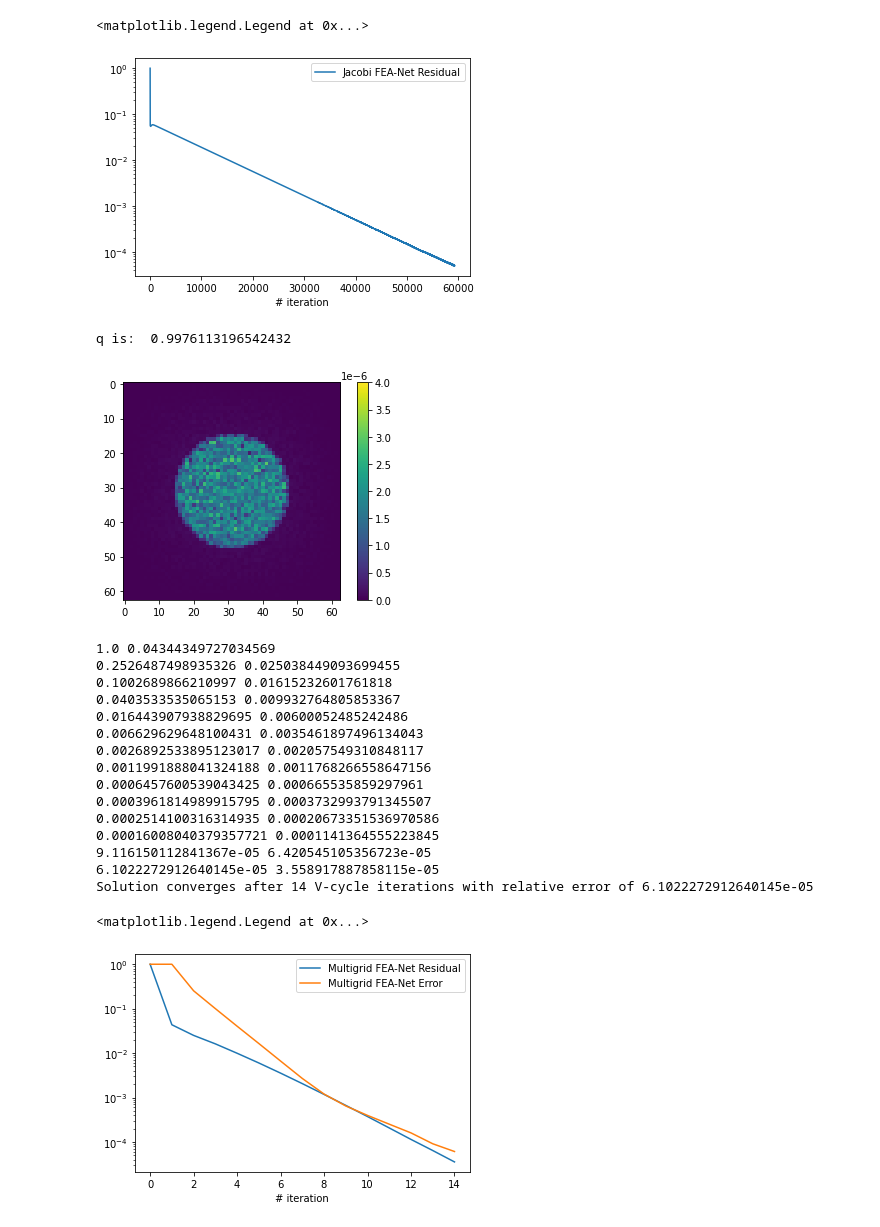
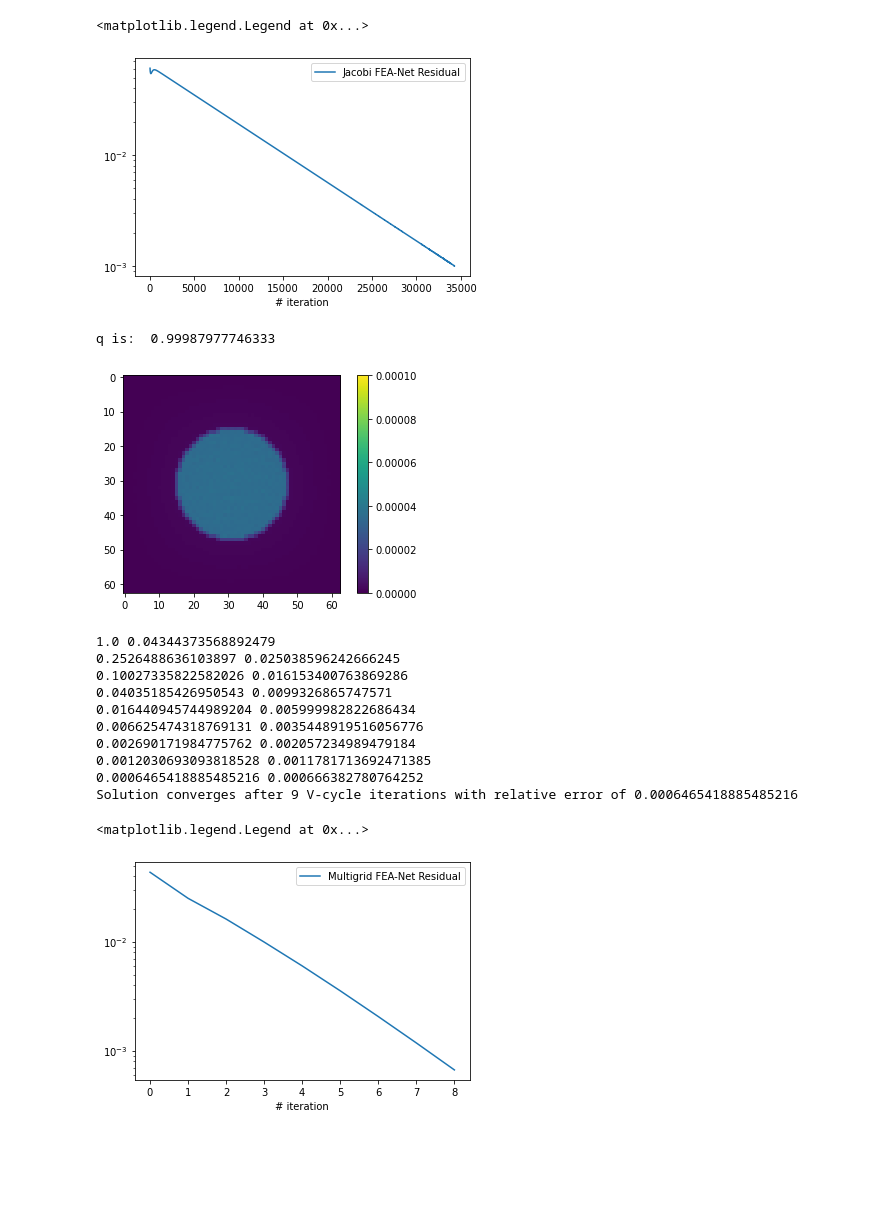
Before and after one commit to longfish/Multigrid-FEANet, a Jupyter notebook: MM_Interface_error.ipynb, the cells around one changed output. Saved outputs shown, nothing was run; the diff lists cells and outputs as text; code cells hidden in the pictures; blank space fills up the shorter version.

```diff
--- a/MM_Interface_error.ipynb
+++ b/MM_Interface_error.ipynb
@@ -128,4 +128,4 @@ class Multigrid():
         self.grids[l].v = self.grids[l].Relax(self.grids[l].v, self.grids[l].f, n_sample)
 # %%
 n = 2**6
-prob = Multigrid(n)
+prob_jacobi = Multigrid(n)
@@ -132,19 +136,19 @@ prob = Multigrid(n)
 # %%
-EPS = 5e-5
+EPS = 1e-3
 n_jacobi = 0
-prob.grids[0].v = torch.zeros((1, 1, n+1, n+1), requires_grad=False, dtype=torch.float32)
+prob_jacobi.grids[0].v = torch.zeros((1, 1, n+1, n+1), requires_grad=False, dtype=torch.float32)
 res_arr_jacobi = [1]
 res = 1
 while (abs(res) > EPS):
-    prob.grids[0].v = prob.grids[0].Relax(prob.grids[0].v,prob.grids[0].f,1)
-    residual = prob.grids[0].f-prob.grids[0].Knet(prob.grids[0].v)
+    prob_jacobi.grids[0].v = prob_jacobi.grids[0].Relax(prob_jacobi.grids[0].v,prob_jacobi.grids[0].f,1)
+    residual = prob_jacobi.grids[0].f-prob_jacobi.grids[0].Knet(prob_jacobi.grids[0].v)
     res_old = res
     res = torch.sqrt(torch.sum(residual[:, :, 1:-1, 1:-1] ** 2)).item()
     res_arr_jacobi.append(res)
     print(res)
     n_jacobi += 1
 
-print("Solution converges after", n_jacobi, "Weighted Jacobi iterations with relative error of", e_jacobi)
+print("Solution converges after", n_jacobi, "Weighted Jacobi iterations")
 # %% [output]
 0.060770366340875626
 0.06032918021082878
@@ -164,41 +168,42 @@ print("Solution converges after", n_jacobi, "Weighted Jacobi iterations with rel
 0.006069333758205175
 0.0060
 # %%
-plt.plot(res_arr_jacobi, label='Jacobi FEA-Net Residual')
+plt.plot(res_arr_jacobi[1:], label='Jacobi FEA-Net Residual')
 plt.yscale('log')
 plt.xlabel('# iteration')
 #plt.ylabel('Error')
 plt.legend()
 # %% [output]
 <matplotlib.legend.Legend at 0x...>
-[figure, old version]
+[figure, new version]
 # %%
-def compute_q(res_arr):
-    return np.power(res_arr[9]/res_arr[6], 1.0/4)
-
-print("q is: ", compute_q(res_arr_jacobi))
+def compute_q(res_arr, m, m0):
+    return np.power(res_arr[m]/res_arr[m0], 1.0/(m-m0+1))
-# %% [output]
-q is:  0.9976113196542432
+# %%
+print("q is: ", compute_q(res_arr_jacobi, 2000, 1000))
+# %% [output]
+q is:  0.99987977746333
 # %%
 # Residual plots (except for boundaries)
-residual = prob.grids[0].f-prob.grids[0].Knet(prob.grids[0].v)
-plot.plot_field(torch.abs(residual[:, :, 1:-1, 1:-1]),limit=[0,4e-6])
+residual_jacobi = prob_jacobi.grids[0].f-prob_jacobi.grids[0].Knet(prob_jacobi.grids[0].v)
+plot.plot_field(torch.abs(residual[:, :, 1:-1, 1:-1]),limit=[0,EPS/10])
 # %% [output]
-[figure, old version]
+[figure, new version]
 # %%
 # Multigrid implementation
-EPS = 5e-5
+prob_mg = Multigrid(n)
+
 n_recV_cycle = 0
-prob.grids[0].v = torch.zeros((1, 1, n+1, n+1), requires_grad=False, dtype=torch.float32)
+prob_mg.grids[0].v = torch.zeros((1, 1, n+1, n+1), requires_grad=False, dtype=torch.float32)
 e_arr_recV_cycle = [1]
 res_arr_recV_cycle = [1]
 res = 1
 while (abs(res)>EPS):
-    u_prev = prob.grids[0].v
-    prob.rec_V_cycle(0,prob.grids[0].v,prob.grids[0].f)
-    e_recV_cycle = torch.sqrt(torch.sum((prob.grids[0].v - u_prev) ** 2)).item() / torch.sqrt(torch.sum((prob.grids[0].v) ** 2)).item()
+    u_prev = prob_mg.grids[0].v
+    prob_mg.rec_V_cycle(0,prob_mg.grids[0].v,prob_mg.grids[0].f)
+    e_recV_cycle = torch.sqrt(torch.sum((prob_mg.grids[0].v - u_prev) ** 2)).item() / torch.sqrt(torch.sum((prob_mg.grids[0].v) ** 2)).item()
     e_arr_recV_cycle.append(e_recV_cycle)
-    residual = prob.grids[0].f-prob.grids[0].Knet(prob.grids[0].v)
+    residual = prob_mg.grids[0].f-prob_mg.grids[0].Knet(prob_mg.grids[0].v)
     res = torch.sqrt(torch.sum(residual[:, :, 1:-1, 1:-1] ** 2)).item()
     res_arr_recV_cycle.append(res)
     print(e_recV_cycle, res)
@@ -206,29 +211,22 @@ while (abs(res)>EPS):
 
 print("Solution converges after", n_recV_cycle, "V-cycle iterations with relative error of", e_recV_cycle)
 
-plt.plot(res_arr_recV_cycle, label='Multigrid FEA-Net Residual')
-plt.plot(e_arr_recV_cycle, label='Multigrid FEA-Net Error')
+plt.plot(res_arr_recV_cycle[1:], label='Multigrid FEA-Net Residual')
 plt.yscale('log')
 plt.xlabel('# iteration')
-#plt.ylabel('Error')
 plt.legend()
 # %% [output]
-1.0 0.04344349727034569
-0.2526487498935326 0.025038449093699455
-0.1002689866210997 0.01615232601761818
-0.0403533535065153 0.009932764805853367
-0.016443907938829695 0.00600052485242486
-0.006629629648100431 0.0035461897496134043
-0.0026892533895123017 0.002057549310848117
-0.0011991888041324188 0.0011768266558647156
-0.0006457600539043425 0.000665535859297961
-0.0003961814989915795 0.0003732993791345507
-0.0002514100316314935 0.00020673351536970586
-0.00016008040379357721 0.0001141364555223845
-9.116150112841367e-05 6.420545105356723e-05
-6.1022272912640145e-05 3.558917887858115e-05
-Solution converges after 14 V-cycle iterations with relative error of 6.1022272912640145e-05
+1.0 0.04344373568892479
+0.2526488636103897 0.025038596242666245
+0.10027335822582026 0.016153400763869286
+0.04035185426950543 0.0099326865747571
+0.016440945744989204 0.005999982822686434
+0.006625474318769131 0.0035448919516056776
+0.002690171984775762 0.002057234989479184
+0.0012030693093818528 0.0011781713692471385
+0.0006465418885485216 0.000666382780764252
+Solution converges after 9 V-cycle iterations with relative error of 0.0006465418885485216
 <matplotlib.legend.Legend at 0x...>
-[figure, old version]
+[figure, new version]
 # %%
 # Residual plots (except for boundaries)
```
Also changed, not shown: parts of 4 cells of this notebook, 10 other files.
